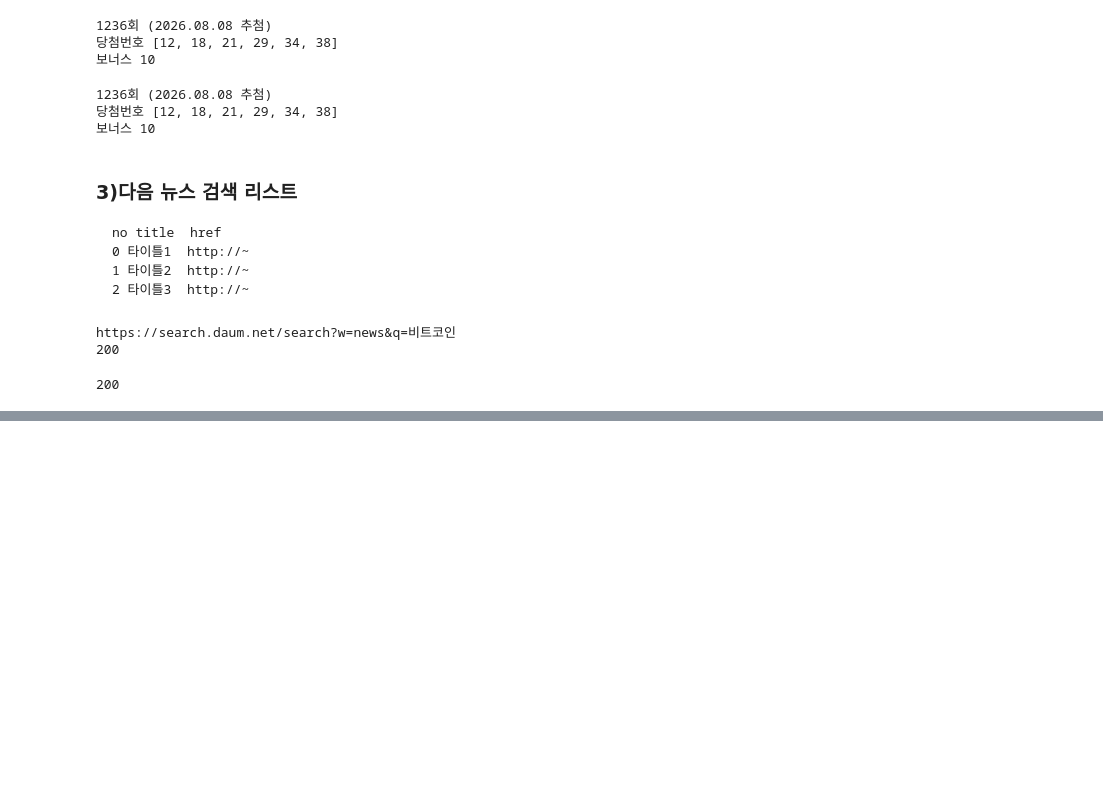
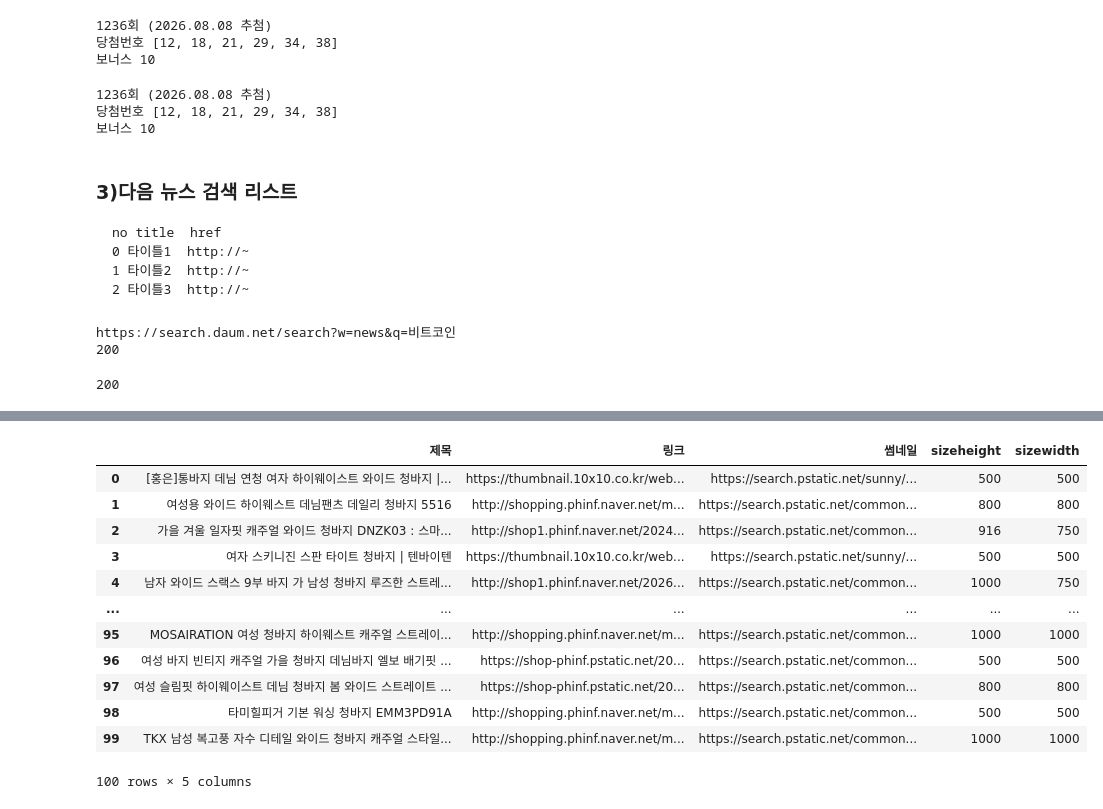
Before and after one commit to zardness/Sang, a Jupyter notebook: source/01_python/ch14_웹데이터수집1_정적_공공api.ipynb, the cells around one changed output, grey strips where cells are left out. Cells and saved outputs as stored; diff of their text form; code cells hidden in the pictures; blank space fills up the shorter version.

```diff
--- a/source/01_python/ch14_웹데이터수집1_정적_공공api.ipynb
+++ b/source/01_python/ch14_웹데이터수집1_정적_공공api.ipynb
@@ -499,0 +496,9 @@ AttributeError: 'Request' object has no attribute 'get'
+# %%
+result = [] #해당 키워드 원하는 패이지 수만큼 검색한 결과를 담을 변수 dict리스트
+pages = 3
+for page in range(1,pages+1):
+    print(f'=={page}패이지 수집중==')
+    item_result = collect_list('추석열차',page)
+    result.append(item_result)
+    time.sleep(3)
+pd.DataFrame(result).to_csv('data/ch14_추석열차.csv',index=False)
@@ -499,0 +649,11 @@ AttributeError: 'Request' object has no attribute 'get'
+# %%
+#방법2
+from urllib.request import urlopen
+from bs4 import BeautifulSoup
+from urllib.parse import quote
+keyword = quote("grok")
+url = f'https://kin.naver.com/search/list.naver?query={keyword}'
+print(url)
+response = urlopen(url)
+print(response.status)
+soup = BeautifulSoup(response,'html.parser')
@@ -499,0 +841,45 @@ AttributeError: 'Request' object has no attribute 'get'
+# %%
+def get_image_list(query):
+    'query로 검색한 이미지 정보(제목, 링크,썸네일, size) 100건 데이터 프레임을 return(방법1)'
+    from dotenv import load_dotenv
+    import os
+    import requests
+    import pandas as pd
+    load_dotenv()
+    client_id = os.getenv('CLIENT_ID')
+    client_secret = os.getenv('CLIENT_SECRET')
+    headers = {
+        'X-Naver-Client-Id': client_id,
+        'X-Naver-Client-Secret':client_secret
+    }
+    url = 'https://openapi.naver.com/v1/search/image'
+    params = {'query':query, 'display':100 }
+    response = requests.get(url, params=params, headers=headers)
+
+    items = response.json()['items']
+    # print(items[:2])
+    items_list = []
+    for item in items:
+        items_list.append({
+            '제목':item.get('title'),
+            '링크':item.get('link'),
+            '썸네일':item.get('thumbnail'),
+            'sizeheight':item.get('sizeheight'),
+            'sizewidth':item.get('sizewidth')
+        })
+    return pd.DataFrame(items_list)
+get_image_list("청바지")
+# %% [output]
+|  | 제목 | 링크 | 썸네일 | sizeheight | sizewidth |
+| 0 | [홍은]통바지 데님 연청 여자 하이웨이스트 와이드 청바지 |... | https://thumbnail.10x10.co.kr/web... | https://search.pstatic.net/sunny/... | 500 | 500 |
+| 1 | 여성용 와이드 하이웨스트 데님팬츠 데일리 청바지 5516 | http://shopping.phinf.naver.net/m... | https://search.pstatic.net/common... | 800 | 800 |
+| 2 | 가을 겨울 일자핏 캐주얼 와이드 청바지 DNZK03 : 스마... | http://shop1.phinf.naver.net/2024... | https://search.pstatic.net/common... | 916 | 750 |
+| 3 | 여자 스키니진 스판 타이트 청바지 | 텐바이텐 | https://thumbnail.10x10.co.kr/web... | https://search.pstatic.net/sunny/... | 500 | 500 |
+| 4 | 남자 와이드 스랙스 9부 바지 가 남성 청바지 루즈한 스트레... | http://shop1.phinf.naver.net/2026... | https://search.pstatic.net/common... | 1000 | 750 |
+| ... | ... | ... | ... | ... | ... |
+| 95 | MOSAIRATION 여성 청바지 하이웨스트 캐주얼 스트레이... | http://shopping.phinf.naver.net/m... | https://search.pstatic.net/common... | 1000 | 1000 |
+| 96 | 여성 바지 빈티지 캐주얼 가을 청바지 데님바지 엘보 배기핏 ... | https://shop-phinf.pstatic.net/20... | https://search.pstatic.net/common... | 500 | 500 |
+| 97 | 여성 슬림핏 하이웨이스트 데님 청바지 봄 와이드 스트레이트 ... | https://shop-phinf.pstatic.net/20... | https://search.pstatic.net/common... | 800 | 800 |
+| 98 | 타미힐피거 기본 워싱 청바지 EMM3PD91A | http://shopping.phinf.naver.net/m... | https://search.pstatic.net/common... | 500 | 500 |
+| 99 | TKX 남성 복고풍 자수 디테일 와이드 청바지 캐주얼 스타일... | http://shopping.phinf.naver.net/m... | https://search.pstatic.net/common... | 1000 | 1000 |
+100 rows × 5 columns
```
Also changed, not shown: parts of 75 cells of this notebook, 8 other files.
